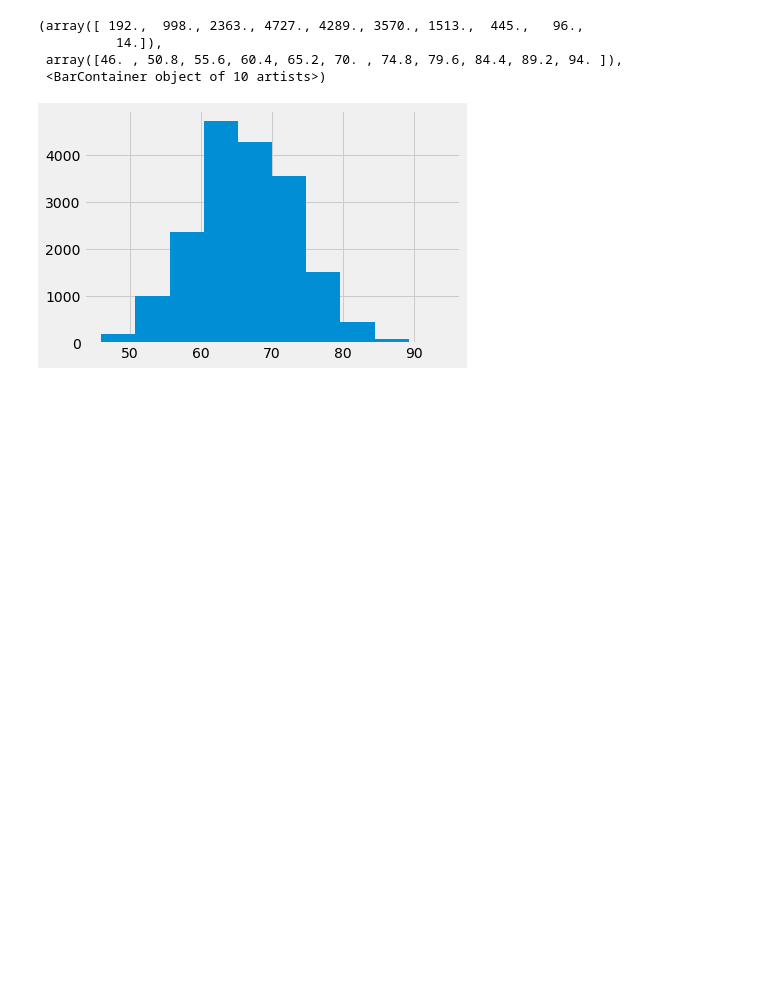
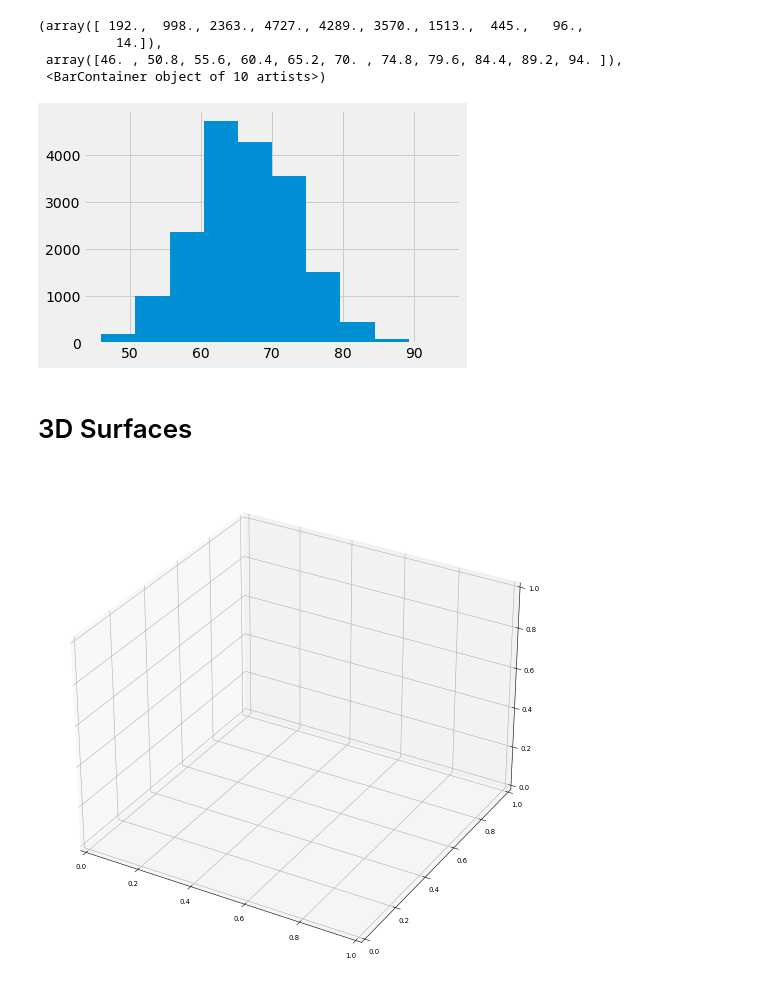
Before and after one commit to Dufyz/My_Laboratory, a Jupyter notebook: Jupyter Lab/library's/matplotlib_library/matplotlib_library.ipynb, the cells around one changed output. Drawn from its saved outputs; the diff is of its cells as text; code cells hidden in the pictures; blank space fills up the shorter version.

```diff
--- a/Jupyter Lab/library's/matplotlib_library/matplotlib_library.ipynb
+++ b/Jupyter Lab/library's/matplotlib_library/matplotlib_library.ipynb
@@ -149,3 +149,5 @@ plt.hist(df.Overall)
  array([46. , 50.8, 55.6, 60.4, 65.2, 70. , 74.8, 79.6, 84.4, 89.2, 94. ]),
  <BarContainer object of 10 artists>)
 [figure]
+# %% [markdown]
+# 3D Surfaces
@@ -151,0 +156,5 @@ plt.hist(df.Overall)
+# %%
+x_9 = plt.figure(figsize = (8,5), dpi = 50)
+axes_9 = x_9.add_axes([1,1,2,2], projection = '3d')
+# %% [output]
+[figure, added]
```
Also changed, not shown: parts of 1 cell of this notebook.
